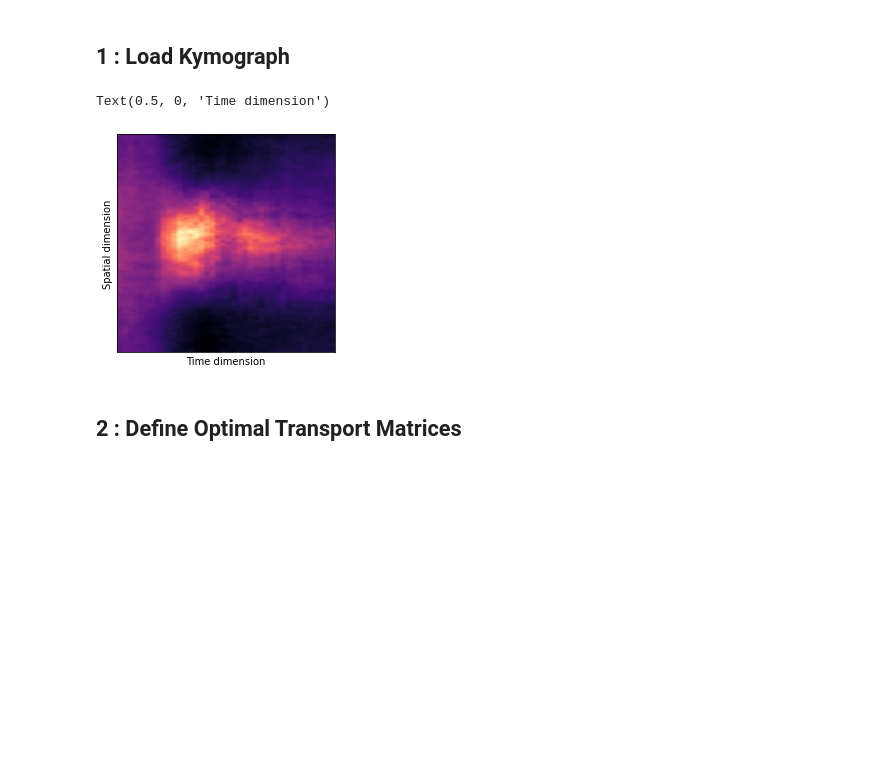
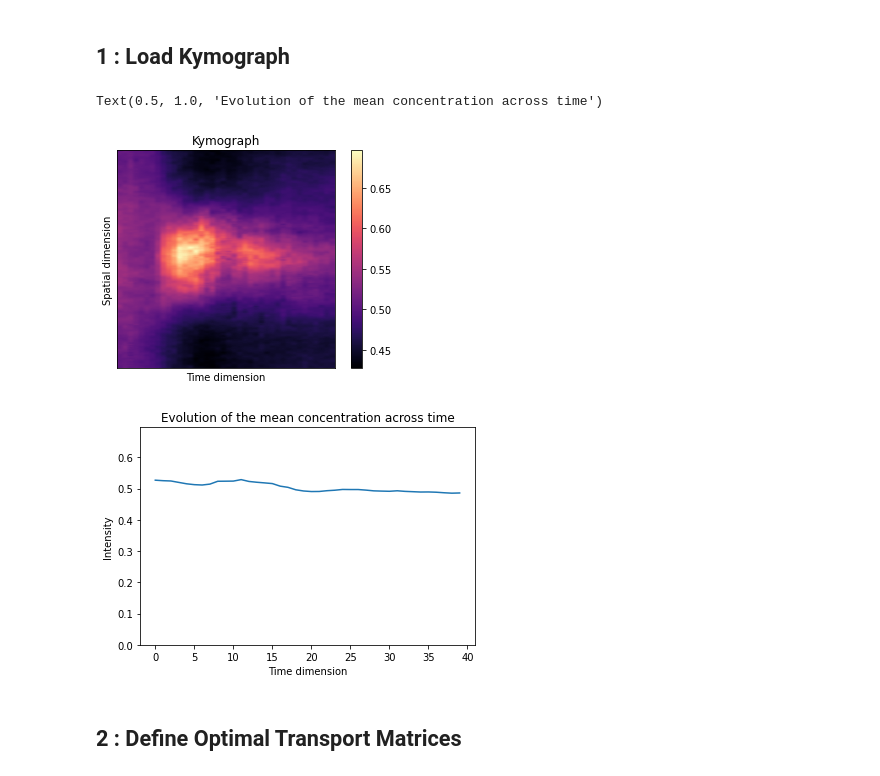
Before and after one commit to sacha-ichbiah/optiflow, a Jupyter notebook: Optiflow_presentation.ipynb, the cells around one changed output. Saved outputs shown, nothing was run; the diff lists cells and outputs as text; code cells hidden in the pictures; blank space fills up the shorter version.

```diff
--- a/Optiflow_presentation.ipynb
+++ b/Optiflow_presentation.ipynb
@@ -7,14 +7,24 @@ import matplotlib.pyplot as plt
 # %%
 K = np.load("Kymograph_example.npy")
 plt.figure()
 plt.imshow(K,plt.cm.magma,extent = (0,1,0,1))
 plt.xticks([], [])
 plt.yticks([], [])
 plt.ylabel("Spatial dimension")
 plt.xlabel("Time dimension")
+plt.colorbar()
+plt.title("Kymograph")
+
+plt.figure()
+plt.plot(np.mean(K,axis=0))
+plt.ylim(0,np.amax(K))
+plt.xlabel("Time dimension")
+plt.ylabel("Intensity")
+plt.title("Evolution of the mean concentration across time")
 # %% [output]
-Text(0.5, 0, 'Time dimension')
+Text(0.5, 1.0, 'Evolution of the mean concentration across time')
-[figure, old version]
+[figure, new version]
+[figure, added]
 # %% [markdown]
 ## 2 : Define Optimal Transport Matrices
 # %%
```
Also changed, not shown: parts of 1 cell of this notebook, 6 other files.
